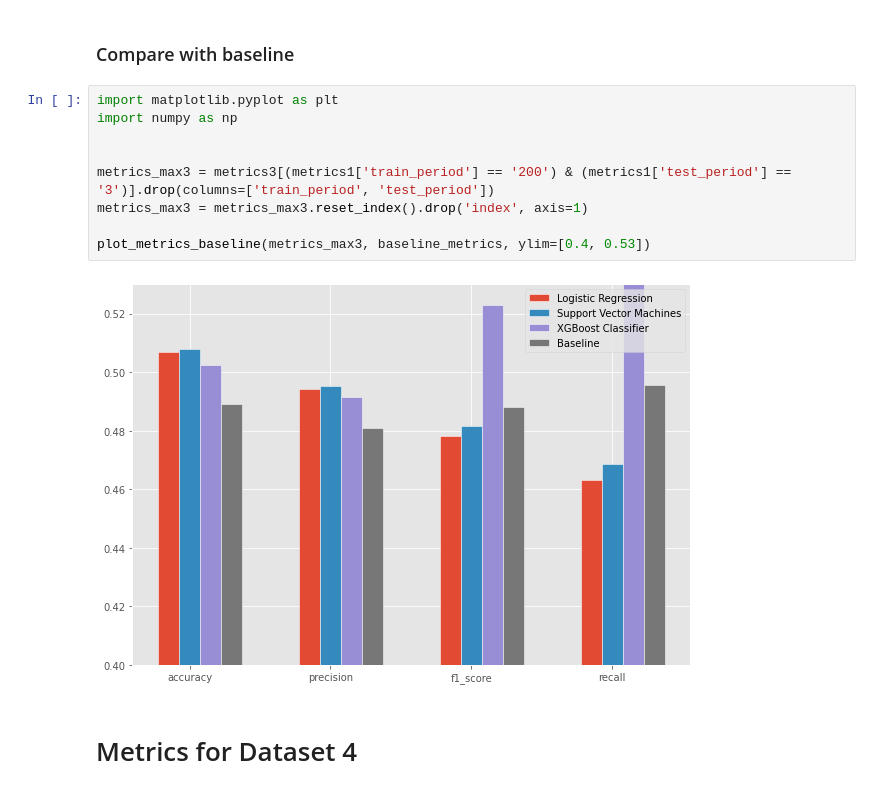
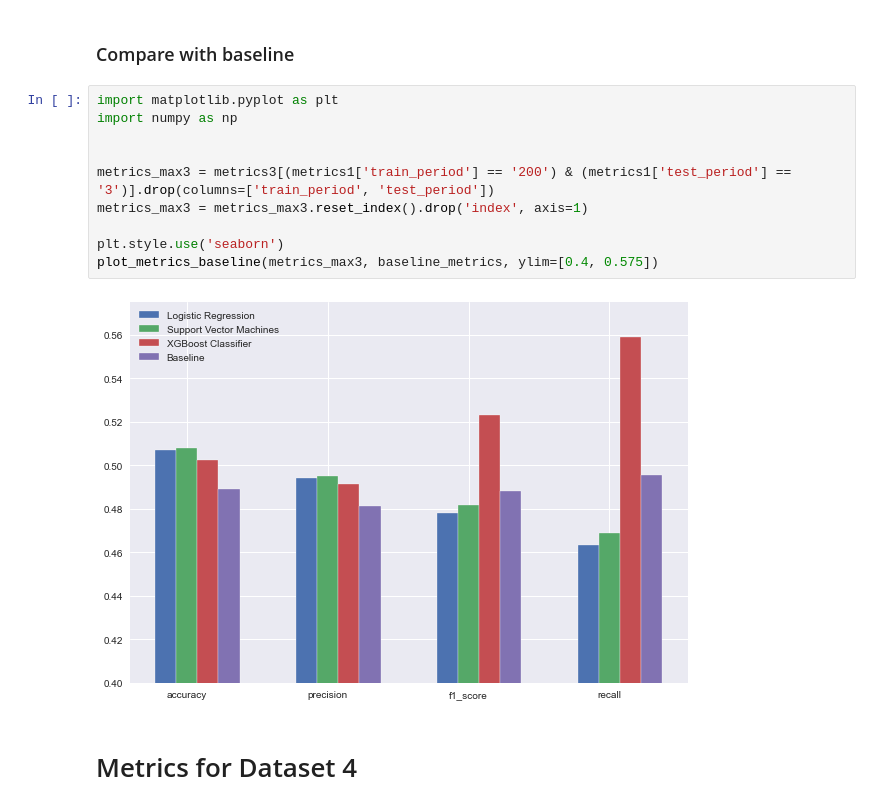
Before and after one commit to es-g/MSc_Ethereum_price_trend_analysis, a Jupyter notebook: metrics.ipynb, the cells around one changed output. Drawn from its saved outputs; the diff is of its cells as text.

```diff
--- a/metrics.ipynb
+++ b/metrics.ipynb
@@ -402,14 +403,15 @@ plt.show()
 # %%
 import matplotlib.pyplot as plt
 import numpy as np
 
 
 metrics_max3 = metrics3[(metrics1['train_period'] == '200') & (metrics1['test_period'] == '3')].drop(columns=['train_period', 'test_period'])
 metrics_max3 = metrics_max3.reset_index().drop('index', axis=1)
 
-plot_metrics_baseline(metrics_max3, baseline_metrics, ylim=[0.4, 0.53])
+plt.style.use('seaborn')
+plot_metrics_baseline(metrics_max3, baseline_metrics, ylim=[0.4, 0.575])
 # %% [output]
-[figure, old version]
+[figure, new version]
 # %% [markdown]
 # Metrics for Dataset 4
 # %%
```
Also changed, not shown: parts of 4 cells of this notebook, 4 other files.
